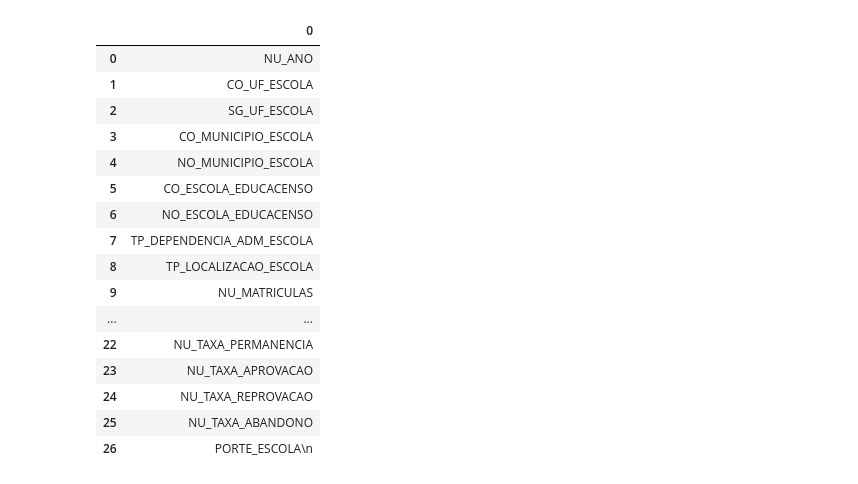
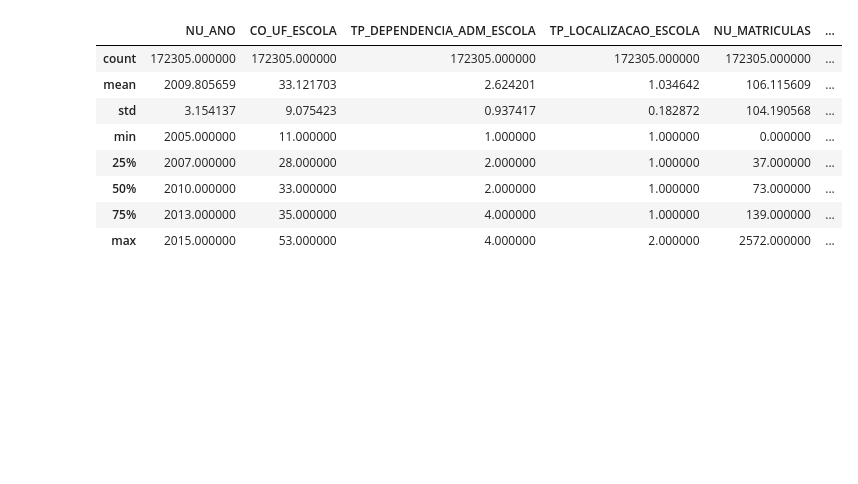
Before and after one commit to joohnnathans/DataAnalysisEnemporEscola, a Jupyter notebook: Untitled.ipynb, the cells around one changed output. Cells and saved outputs as stored; diff of their text form; code cells hidden in the pictures; blank space fills up the shorter version.

Commit message:
tratamento de dados

```diff
--- a/Untitled.ipynb
+++ b/Untitled.ipynb
@@ -10,20 +0,0 @@ campos_file = campos_file.split(";")
-# %%
-pd.DataFrame(campos_file)
-# %% [output]
-|  | 0 |
-| 0 | NU_ANO |
-| 1 | CO_UF_ESCOLA |
-| 2 | SG_UF_ESCOLA |
-| 3 | CO_MUNICIPIO_ESCOLA |
-| 4 | NO_MUNICIPIO_ESCOLA |
-| 5 | CO_ESCOLA_EDUCACENSO |
-| 6 | NO_ESCOLA_EDUCACENSO |
-| 7 | TP_DEPENDENCIA_ADM_ESCOLA |
-| 8 | TP_LOCALIZACAO_ESCOLA |
-| 9 | NU_MATRICULAS |
-| ... | ... |
-| 22 | NU_TAXA_PERMANENCIA |
-| 23 | NU_TAXA_APROVACAO |
-| 24 | NU_TAXA_REPROVACAO |
-| 25 | NU_TAXA_ABANDONO |
-| 26 | PORTE_ESCOLA\n |
@@ -29,0 +7,17 @@ pd.DataFrame(campos_file)
+# %%
+df = pd.read_csv('microdados_enem_por_escola\\dados\\MICRODADOS_ENEM_ESCOLA.csv',
+                 delimiter=';',
+                 encoding='iso-8859-1',
+                 usecols=["NU_ANO", "CO_UF_ESCOLA", "SG_UF_ESCOLA", "NO_MUNICIPIO_ESCOLA", "NO_ESCOLA_EDUCACENSO", "TP_DEPENDENCIA_ADM_ESCOLA", "TP_LOCALIZACAO_ESCOLA", "NU_MATRICULAS", "NU_PARTICIPANTES_NEC_ESP", "NU_PARTICIPANTES", "NU_TAXA_PARTICIPACAO", "NU_MEDIA_CN", "NU_MEDIA_CH", "NU_MEDIA_LP", "NU_MEDIA_MT", "NU_MEDIA_RED", "NU_MEDIA_OBJ", "NU_MEDIA_TOT", "NU_TAXA_APROVACAO", "NU_TAXA_REPROVACAO", "NU_TAXA_ABANDONO", "PORTE_ESCOLA"])
+# %%
+df.describe()
+# %% [output]
+|  | NU_ANO | CO_UF_ESCOLA | TP_DEPENDENCIA_ADM_ESCOLA | TP_LOCALIZACAO_ESCOLA | NU_MATRICULAS | ... |
+| count | 172305.000000 | 172305.000000 | 172305.000000 | 172305.000000 | 172305.000000 | ... |
+| mean | 2009.805659 | 33.121703 | 2.624201 | 1.034642 | 106.115609 | ... |
+| std | 3.154137 | 9.075423 | 0.937417 | 0.182872 | 104.190568 | ... |
+| min | 2005.000000 | 11.000000 | 1.000000 | 1.000000 | 0.000000 | ... |
+| 25% | 2007.000000 | 28.000000 | 2.000000 | 1.000000 | 37.000000 | ... |
+| 50% | 2010.000000 | 33.000000 | 2.000000 | 1.000000 | 73.000000 | ... |
+| 75% | 2013.000000 | 35.000000 | 4.000000 | 1.000000 | 139.000000 | ... |
+| max | 2015.000000 | 53.000000 | 4.000000 | 2.000000 | 2572.000000 | ... |
```
Also changed, not shown: parts of 24 cells of this notebook, 1 other file.
